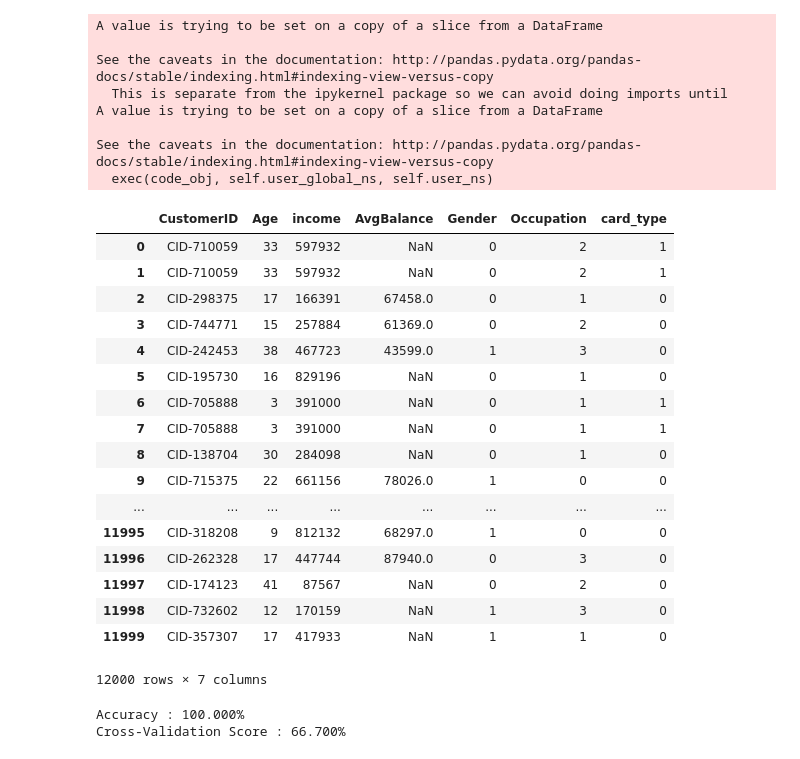
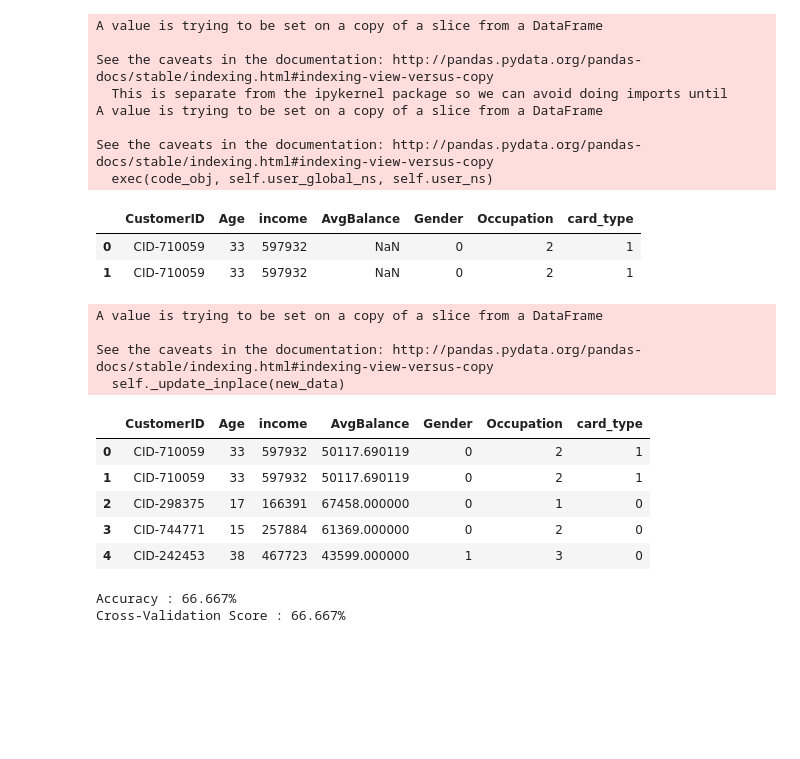
Before and after one commit to ritwizme/customer360, a Jupyter notebook: Untitled.ipynb, the cells around one changed output. Saved outputs shown, nothing was run; the diff lists cells and outputs as text; code cells hidden in the pictures; blank space fills up the shorter version.

```diff
--- a/Untitled.ipynb
+++ b/Untitled.ipynb
@@ -164,27 +164,28 @@ A value is trying to be set on a copy of a slice from a DataFrame
 
 See the caveats in the documentation: http://pandas.pydata.org/pandas-docs/stable/indexing.html#indexing-view-versus-copy
   exec(code_obj, self.user_global_ns, self.user_ns)
+# %%
+df_final2.head(2)
+# %% [output]
+|  | CustomerID | Age | income | AvgBalance | Gender | Occupation | card_type |
+| 0 | CID-710059 | 33 | 597932 | NaN | 0 | 2 | 1 |
+| 1 | CID-710059 | 33 | 597932 | NaN | 0 | 2 | 1 |
+# %%
+df_final2['AvgBalance'].fillna(df_final2['AvgBalance'].mean(), inplace=True)
+# %% [output]
+A value is trying to be set on a copy of a slice from a DataFrame
+
+See the caveats in the documentation: http://pandas.pydata.org/pandas-docs/stable/indexing.html#indexing-view-versus-copy
+  self._update_inplace(new_data)
 # %%
-df_final2
+df_final2.head()
 # %% [output]
 |  | CustomerID | Age | income | AvgBalance | Gender | Occupation | card_type |
-| 0 | CID-710059 | 33 | 597932 | NaN | 0 | 2 | 1 |
-| 1 | CID-710059 | 33 | 597932 | NaN | 0 | 2 | 1 |
-| 2 | CID-298375 | 17 | 166391 | 67458.0 | 0 | 1 | 0 |
-| 3 | CID-744771 | 15 | 257884 | 61369.0 | 0 | 2 | 0 |
-| 4 | CID-242453 | 38 | 467723 | 43599.0 | 1 | 3 | 0 |
-| 5 | CID-195730 | 16 | 829196 | NaN | 0 | 1 | 0 |
-| 6 | CID-705888 | 3 | 391000 | NaN | 0 | 1 | 1 |
-| 7 | CID-705888 | 3 | 391000 | NaN | 0 | 1 | 1 |
-| 8 | CID-138704 | 30 | 284098 | NaN | 0 | 1 | 0 |
-| 9 | CID-715375 | 22 | 661156 | 78026.0 | 1 | 0 | 0 |
-| ... | ... | ... | ... | ... | ... | ... | ... |
-| 11995 | CID-318208 | 9 | 812132 | 68297.0 | 1 | 0 | 0 |
-| 11996 | CID-262328 | 17 | 447744 | 87940.0 | 0 | 3 | 0 |
-| 11997 | CID-174123 | 41 | 87567 | NaN | 0 | 2 | 0 |
-| 11998 | CID-732602 | 12 | 170159 | NaN | 1 | 3 | 0 |
-| 11999 | CID-357307 | 17 | 417933 | NaN | 1 | 1 | 0 |
+| 0 | CID-710059 | 33 | 597932 | 50117.690119 | 0 | 2 | 1 |
+| 1 | CID-710059 | 33 | 597932 | 50117.690119 | 0 | 2 | 1 |
+| 2 | CID-298375 | 17 | 166391 | 67458.000000 | 0 | 1 | 0 |
+| 3 | CID-744771 | 15 | 257884 | 61369.000000 | 0 | 2 | 0 |
+| 4 | CID-242453 | 38 | 467723 | 43599.000000 | 1 | 3 | 0 |
-12000 rows × 7 columns
 # %%
 from sklearn import metrics
 from sklearn.cross_validation import KFold   #For K-fold cross validation
@@ -218,9 +219,9 @@ from sklearn.ensemble import RandomForestClassifier
 from sklearn.naive_bayes import GaussianNB
 from sklearn.svm import SVC
 outcome_var=['card_type']
-predictor_var = ['Age','income','Gender','Occupation']
-model = SVC()
+predictor_var = ['Age','income','AvgBalance','Gender','Occupation']
+model = LogisticRegression()
 classification_model(model, df_final2,predictor_var,outcome_var)
 # %% [output]
-Accuracy : 100.000%
-Cross-Validation Score : 66.700%
+Accuracy : 66.667%
+Cross-Validation Score : 66.667%
```
